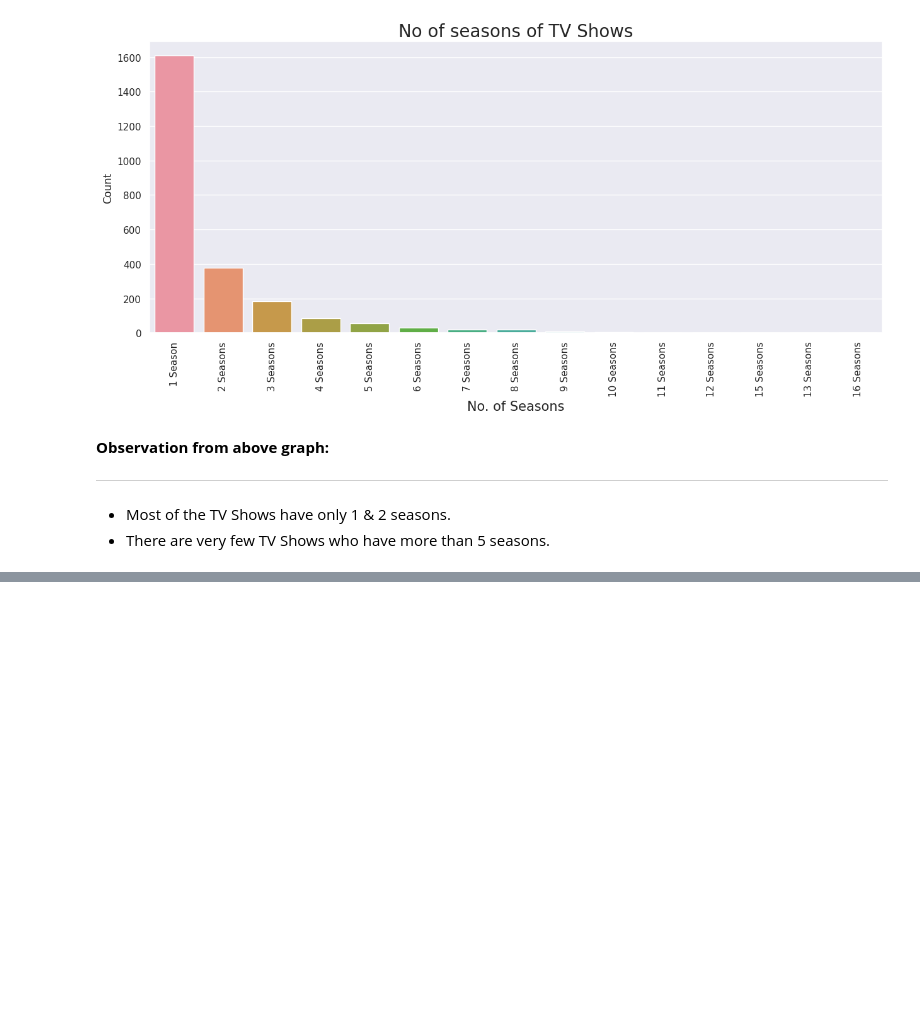
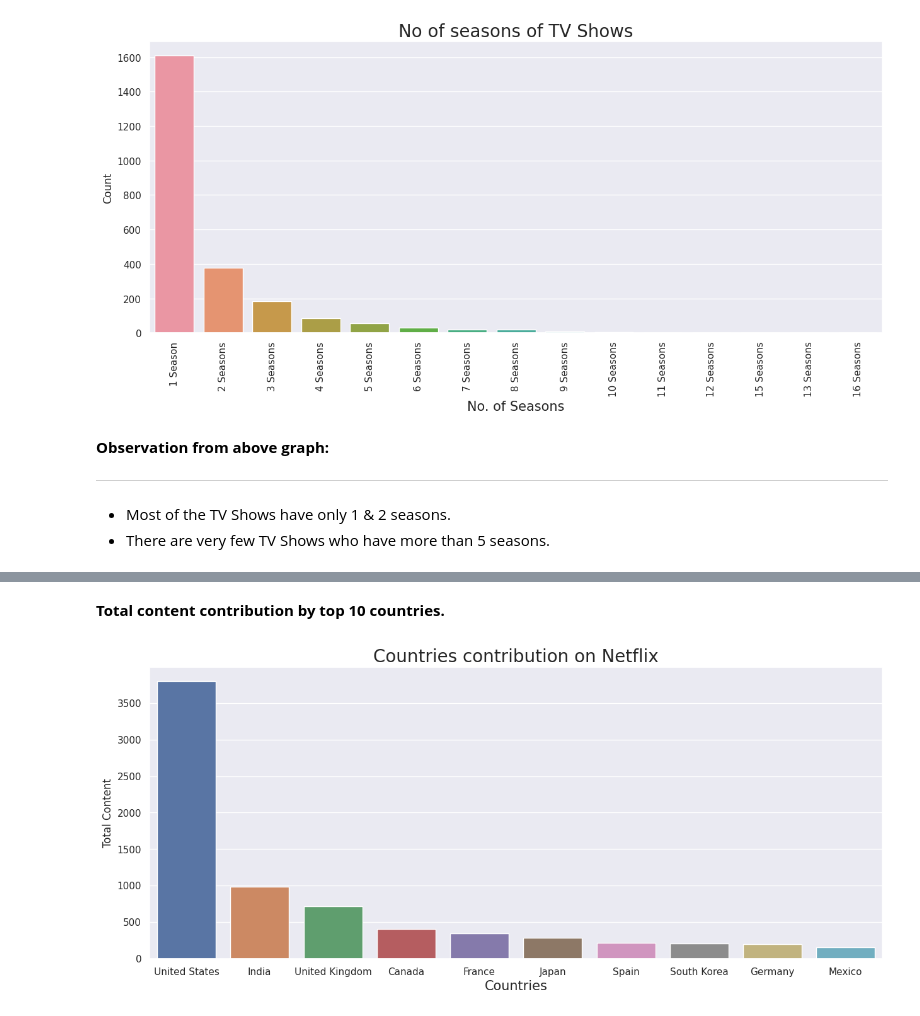
Before and after one commit to anasmalik081/Netflix-Movies-and-TV-Shows-Clustering-Capstone-Project, a Jupyter notebook: Individual_Notebook_Netflix_Movies_and_TV_Shows_Clustering_Capstone_Project.ipynb, the cells around one changed output, grey strips where cells are left out. Cells and saved outputs as stored; diff of their text form; code cells hidden in the pictures; blank space fills up the shorter version.

```diff
--- a/Individual_Notebook_Netflix_Movies_and_TV_Shows_Clustering_Capstone_Project.ipynb
+++ b/Individual_Notebook_Netflix_Movies_and_TV_Shows_Clustering_Capstone_Project.ipynb
@@ -445,0 +448,28 @@ plt.show()
+# %%
+def country_contribution_summary(data):
+  '''
+  This function returns the summary on contribution of countries
+  '''
+  # creating three empty list
+  countries_lst = []
+  tv_shows_lst = []
+  movies_lst = []
+
+  # appending country name to above lists accordingly
+  for i in range(data.shape[0]):
+    country = data['country'].iloc[i].split(',')
+    for j in country:
+      countries_lst.append(j.strip())
+      if data['type'].iloc[i] == 'TV Show':
+        tv_shows_lst.append(j.strip())
+      elif data['type'].iloc[i] == 'Movie':
+        movies_lst.append(j.strip())
+
+  # creating a summary by counting the number of occurences
+  summary = list(set([(i, countries_lst.count(i), tv_shows_lst.count(i), movies_lst.count(i)) for i in countries_lst]))
+  return pd.DataFrame(summary, columns=['country', 'total_content', 'tv_shows', 'movies'])
+# %%
+# country contribution summary
+country_df = country_contribution_summary(df)
+country_df = country_df.sort_values('total_content', ascending=False).reset_index().drop('index', axis=1)
+country_df.head()
@@ -445,0 +483,17 @@ plt.show()
+# %% [markdown]
+**Total content contribution by top 10 countries.**
+# %%
+# top 10 countries contribution to netflix
+top_10_countries = country_df.head(10)
+# %%
+# setting the figure size
+plt.figure(figsize=(15, 6))
+
+# visualizing barplot plot
+sns.barplot(data=top_10_countries, x='country', y='total_content')
+plt.title("Countries contribution on Netflix", size=20)
+plt.xlabel("Countries", size=15)
+plt.ylabel("Total Content")
+plt.show()
+# %% [output]
+[figure, added]
```
Also changed, not shown: parts of 7 cells of this notebook.
